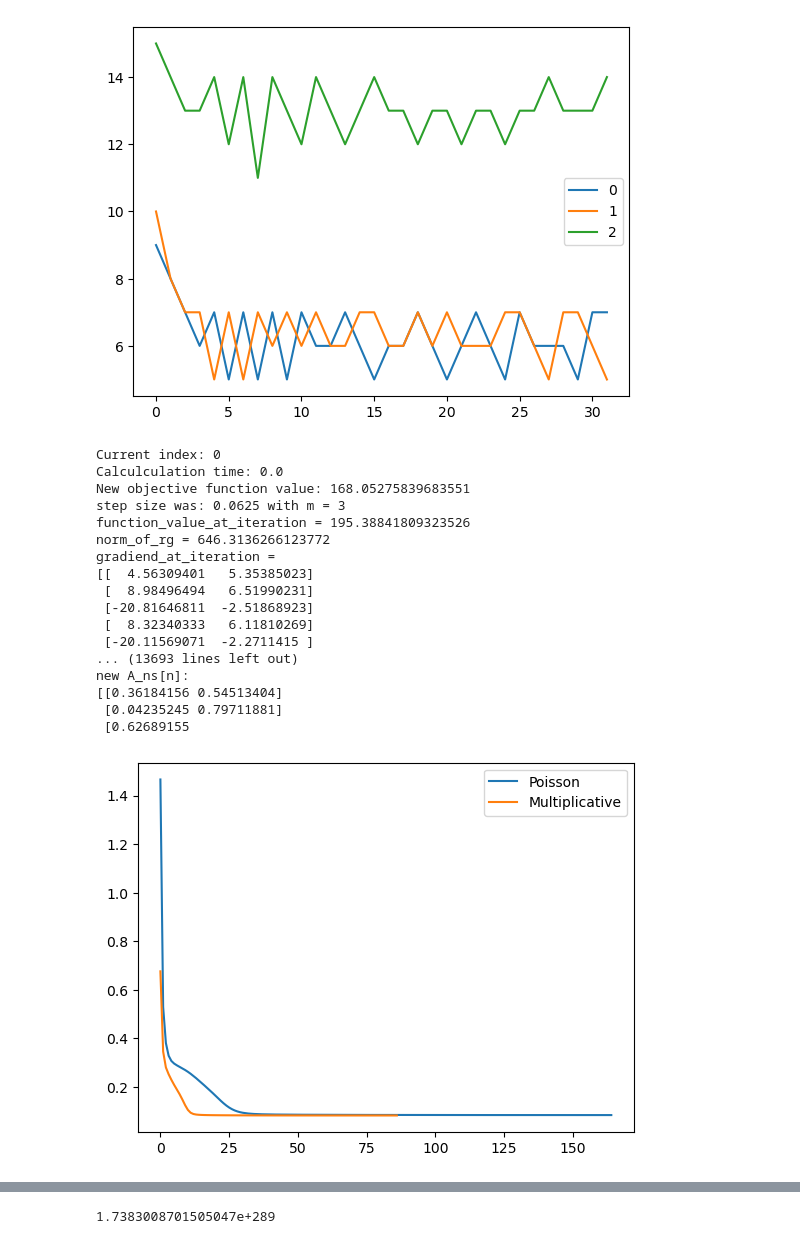
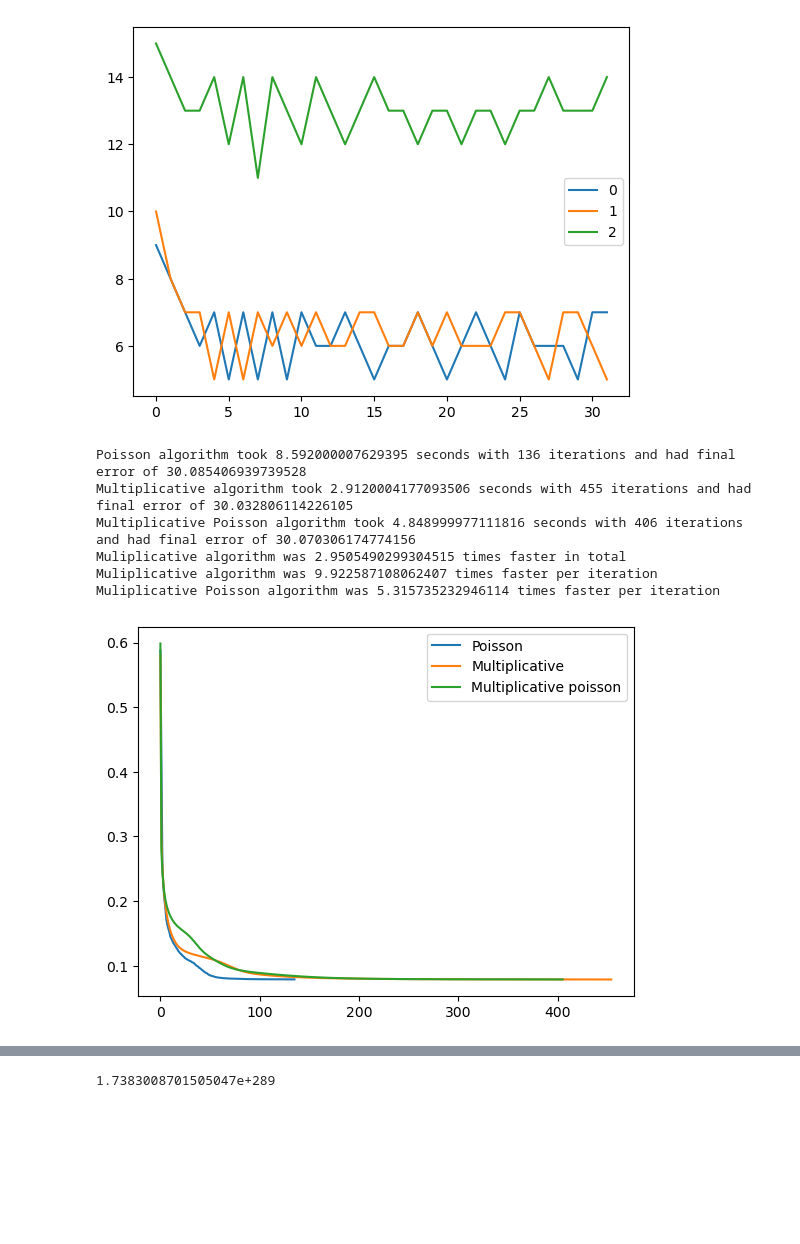
Before and after one commit to IntegrierBar/GeometricTensorFactorization, a Jupyter notebook: Masterarbeit.ipynb, the cells around one changed output, grey strips where cells are left out. Cells and saved outputs as stored; diff of their text form; code cells hidden in the pictures; blank space fills up the shorter version.

```diff
--- a/Masterarbeit.ipynb
+++ b/Masterarbeit.ipynb
@@ -223,53 +303,50 @@ plt.show()
 # %%
 # Comparing on CPU
 tl.set_backend('numpy')
-dimensions = (10, 10, 3)
-F = 2
+dimensions = (300, 300, 3)
+F = 4
 noise_scaling = 0.1
 true_solution = tl.random.random_cp(dimensions, F, full=True)
 noise = tl.random.random_tensor(dimensions) * noise_scaling * tl.max(true_solution)
 X = true_solution + noise
 #A = tl.eye(4)
 #print(A)
 start = time.time()
-_, RE_poisson, approx_poisson, _ = tensor_factorization_cp_poisson(X, F, max_iter=1000, detailed=True, verbose=True)
+_, RE_poisson, approx_poisson, _ = tensor_factorization_cp_poisson(X, F, max_iter=1000, detailed=True, verbose=False)
 end = time.time()
 time_poisson = end - start
 start = time.time()
 _, RE_mult, approx_mult = tensor_factorization_cp_multiplicative(X, F, max_iter=1000, detailed=True, verbose=False)
 end = time.time()
 time_multiplicative = end - start
+start = time.time()
+_, RE_mult_poisson, approx_mult_poisson = tensor_factorization_cp_multiplicative_version2(X, F, max_iter=1000, detailed=True, verbose=False)
+end = time.time()
+time_multiplicative_poisson = end - start
 print("Poisson algorithm took " + str(time_poisson) + " seconds with " + str(len(RE_poisson)) + " iterations and had final error of " + str(tl.norm(X - approx_poisson)))
 print("Multiplicative algorithm took " + str(time_multiplicative) + " seconds with " + str(len(RE_mult)) + " iterations and had final error of " + str(tl.norm(X - approx_mult)))
+print("Multiplicative Poisson algorithm took " + str(time_multiplicative_poisson) + " seconds with " + str(len(RE_mult_poisson)) + " iterations and had final error of " + str(tl.norm(X - approx_mult_poisson)))
 print("Muliplicative algorithm was " + str(time_poisson/time_multiplicative) + " times faster in total")
 time_per_iteration_poisson = time_poisson / (len(RE_poisson) - 1)
 time_per_iteration_mult = time_multiplicative / (len(RE_mult) - 1)
+time_per_iteration_mult_poisson = time_multiplicative_poisson / (len(RE_mult_poisson) - 1)
 print("Muliplicative algorithm was " + str(time_per_iteration_poisson/time_per_iteration_mult) + " times faster per iteration")
+print("Muliplicative Poisson algorithm was " + str(time_per_iteration_poisson/time_per_iteration_mult_poisson) + " times faster per iteration")
 #print(tl.norm(A-tl.random.random_cp((4, 4, 4), 2, full=True)))
 #plt.figure()
 plt.plot(RE_poisson, label="Poisson")
 plt.plot(RE_mult, label="Multiplicative")
+plt.plot(RE_mult_poisson, label="Multiplicative poisson")
 plt.legend()
 plt.show()
 # %% [output]
-Current index: 0
-Calculculation time: 0.0
-New objective function value: 168.05275839683551
-step size was: 0.0625 with m = 3
-function_value_at_iteration = 195.38841809323526
-norm_of_rg = 646.3136266123772
-gradiend_at_iteration =
-[[  4.56309401   5.35385023]
- [  8.98496494   6.51990231]
- [-20.81646811  -2.51868923]
- [  8.32340333   6.11810269]
- [-20.11569071  -2.2711415 ]
-... (13693 lines left out)
-new A_ns[n]:
-[[0.36184156 0.54513404]
- [0.04235245 0.79711881]
- [0.62689155
+Poisson algorithm took 8.592000007629395 seconds with 136 iterations and had final error of 30.085406939739528
+Multiplicative algorithm took 2.9120004177093506 seconds with 455 iterations and had final error of 30.032806114226105
+Multiplicative Poisson algorithm took 4.848999977111816 seconds with 406 iterations and had final error of 30.070306174774156
+Muliplicative algorithm was 2.9505490299304515 times faster in total
+Muliplicative algorithm was 9.922587108062407 times faster per iteration
+Muliplicative Poisson algorithm was 5.315735232946114 times faster per iteration
-[figure, old version]
+[figure, new version]
 # %%
 # Comparing on GPU with pytorch
 tl.set_backend('pytorch')
```
Also changed, not shown: parts of 3 cells of this notebook, 2 other files.
